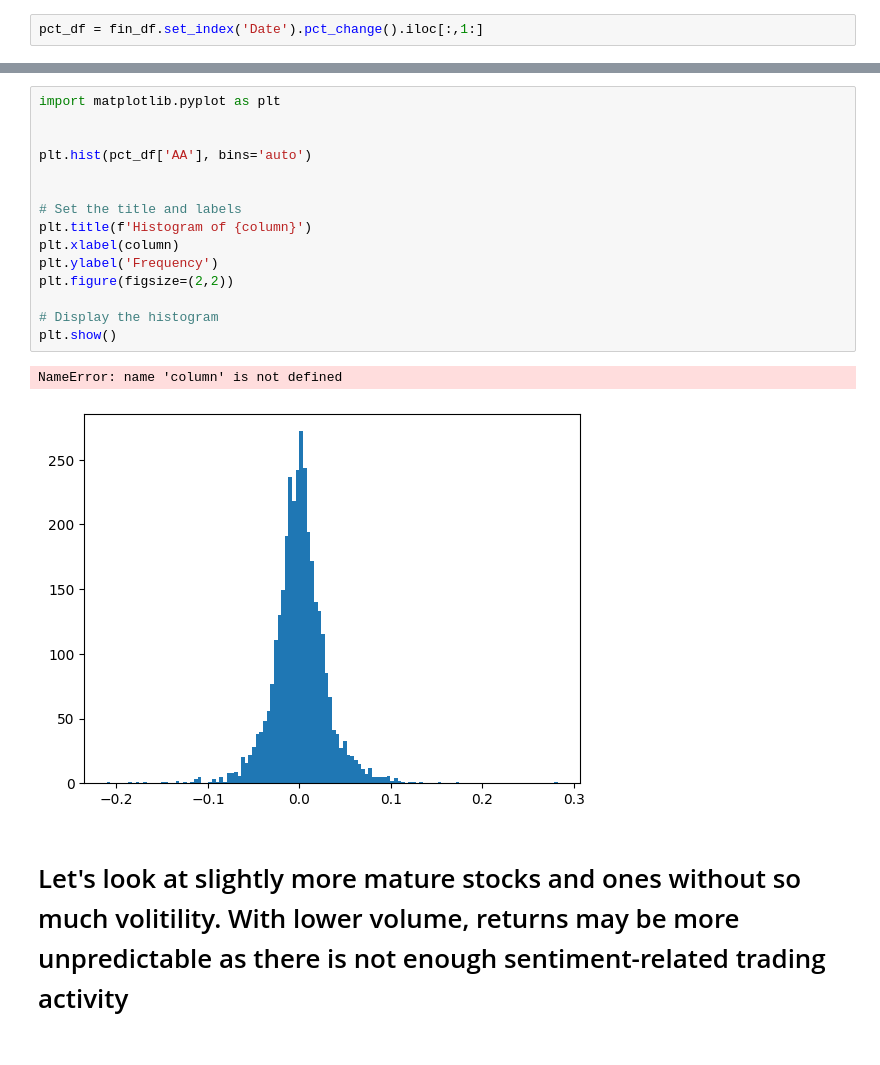
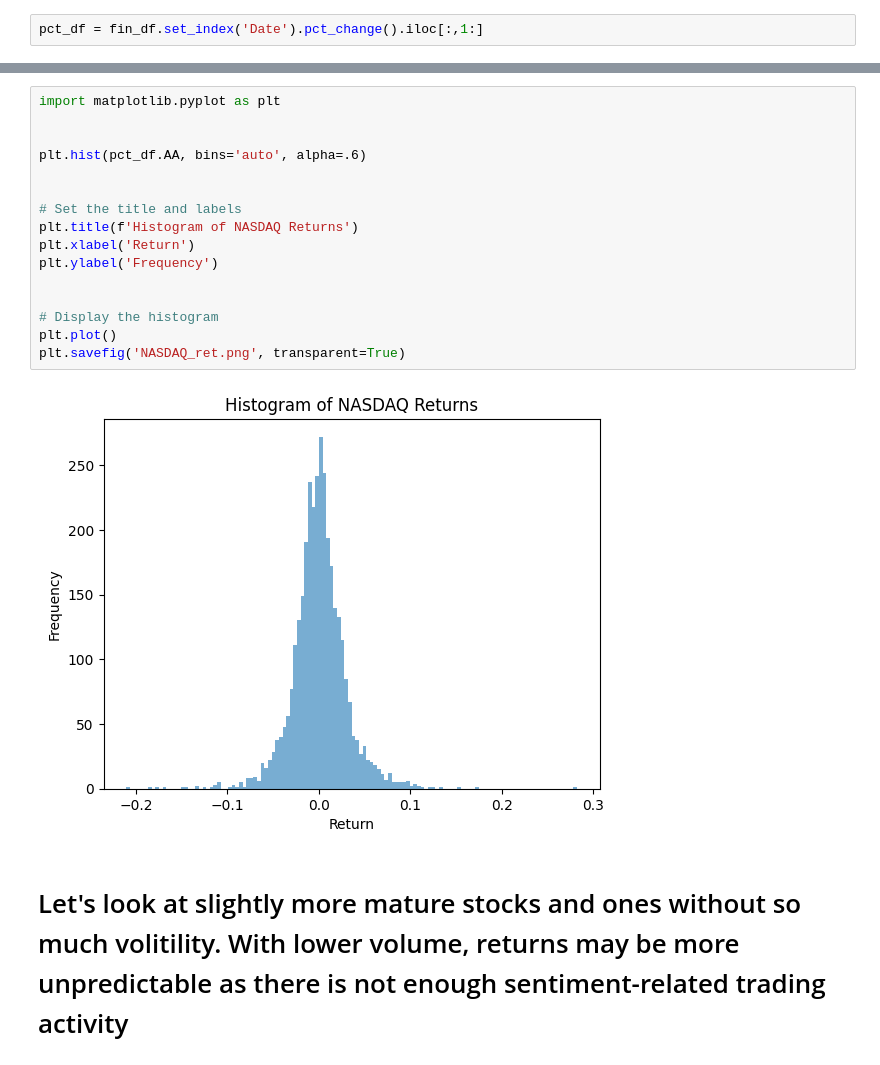
Before and after one commit to smullins998/ReverseMomentum, a Jupyter notebook: Reverse Momentum.ipynb, the cells around one changed output, grey strips where cells are left out. Saved outputs shown, nothing was run; the diff lists cells and outputs as text.

```diff
--- a/Reverse Momentum.ipynb
+++ b/Reverse Momentum.ipynb
@@ -117,21 +139,21 @@ SS.sort_values(by='std', ascending=False)
 # %%
 import matplotlib.pyplot as plt
 
 
-plt.hist(pct_df['AA'], bins='auto')
+plt.hist(pct_df.AA, bins='auto', alpha=.6)
 
 
 # Set the title and labels
-plt.title(f'Histogram of {column}')
-plt.xlabel(column)
+plt.title(f'Histogram of NASDAQ Returns')
+plt.xlabel('Return')
 plt.ylabel('Frequency')
-plt.figure(figsize=(2,2))
+
 
 # Display the histogram
-plt.show()
+plt.plot()
+plt.savefig('NASDAQ_ret.png', transparent=True)
 # %% [output]
-NameError: name 'column' is not defined
-[figure, old version]
+[figure, new version]
 # %% [markdown]
 <h1> Let's look at slightly more mature stocks and ones without so much volitility. With lower volume, returns may be more unpredictable as there is not enough sentiment-related trading activity </h1>
 # %%
```
Also changed, not shown: parts of 34 cells of this notebook, 1 other file.
